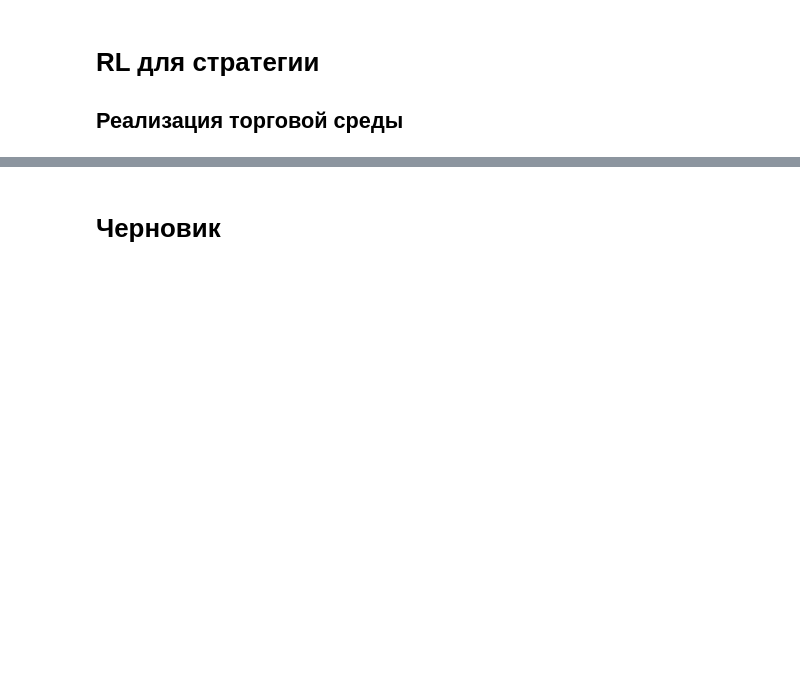
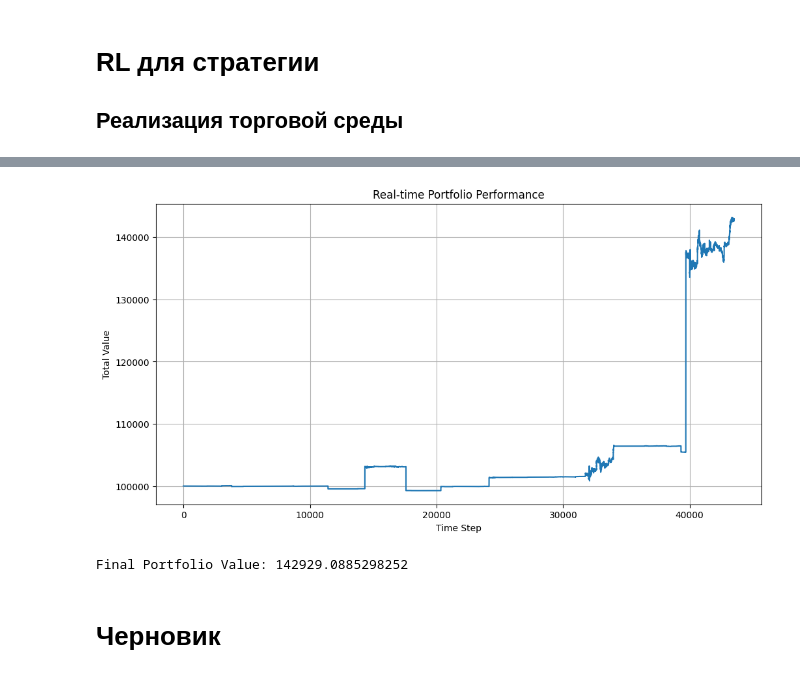
Before and after one commit to vsinyutsina/hft_final_qw, a Jupyter notebook: Применение_самых_простых_стратегий.ipynb, the cells around one changed output, grey strips where cells are left out. Saved outputs shown, nothing was run; the diff lists cells and outputs as text; code cells hidden in the pictures; blank space fills up the shorter version.

```diff
--- a/Применение_самых_простых_стратегий.ipynb
+++ b/Применение_самых_простых_стратегий.ipynb
@@ -1348,3 +1378,23 @@ Final Portfolio Value: 144510.71769332886
+# %%
+# Пример использования
+if __name__ == "__main__":
+    # Загрузка модели и scaler
+    model = DQN.load("rl_trading_model")
+
+    trading_system = RealTimeTrading(model)
+    # Эмуляция потоковых данных (загрузка новых данных)
+    new_data_batch = X_test
+    # Обработка данных
+    trading_system.process_new_data(new_data_batch)
+
+    # Визуализация результатов
+    trading_system.plot_performance()
+
+    # Пример вывода текущего состояния
+    print("\nFinal Portfolio Value:", trading_system.portfolio_history[-1])
+# %% [output]
+[figure, added]
+Final Portfolio Value: 142929.0885298252
 # %% [markdown]
 # Черновик
 # %% [markdown]
```
Also changed, not shown: parts of 3 cells of this notebook.
